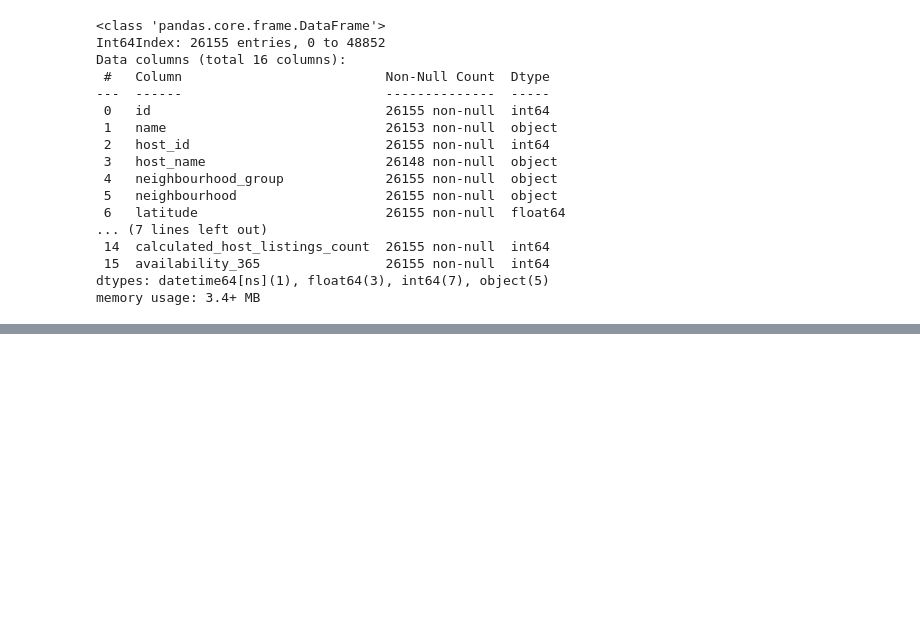
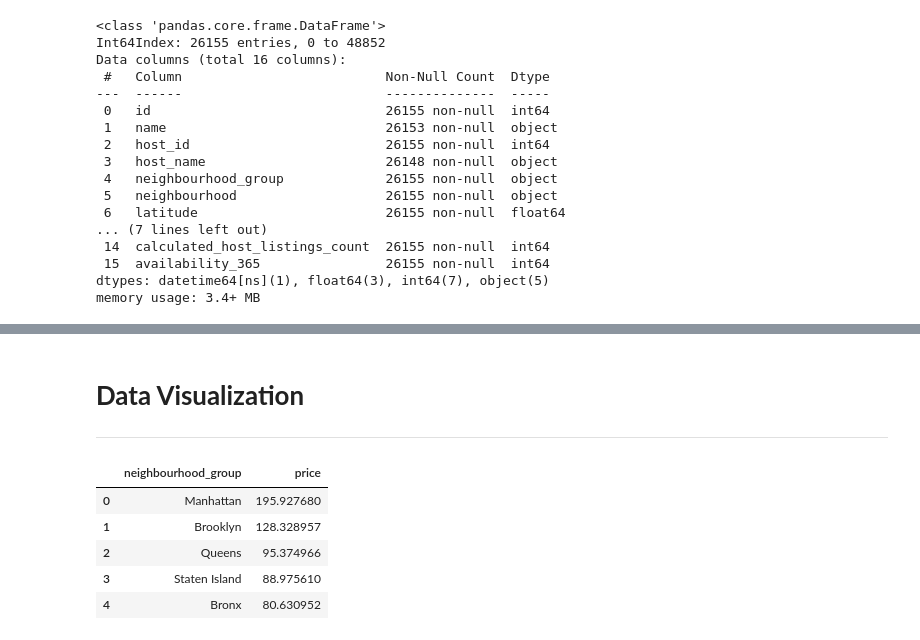
Before and after one commit to amol004/Airbnb-booking-analysis, a Jupyter notebook: Airbnb_bookings_analysis.ipynb, the cells around one changed output, grey strips where cells are left out. Saved outputs shown, nothing was run; the diff lists cells and outputs as text; code cells hidden in the pictures; blank space fills up the shorter version.

```diff
--- a/Airbnb_bookings_analysis.ipynb
+++ b/Airbnb_bookings_analysis.ipynb
@@ -195,0 +212,16 @@ memory usage: 3.4+ MB
+# %% [markdown]
+# **Data Visualization**
+
+
+---
+# %%
+# Finding out most expensive location in NYC
+ab=airbnb_df.groupby('neighbourhood_group')['price'].mean().sort_values(ascending=False).head(10)
+ab.reset_index()
+# %% [output]
+|  | neighbourhood_group | price |
+| 0 | Manhattan | 195.927680 |
+| 1 | Brooklyn | 128.328957 |
+| 2 | Queens | 95.374966 |
+| 3 | Staten Island | 88.975610 |
+| 4 | Bronx | 80.630952 |
```
Also changed, not shown: parts of 2 cells of this notebook.
